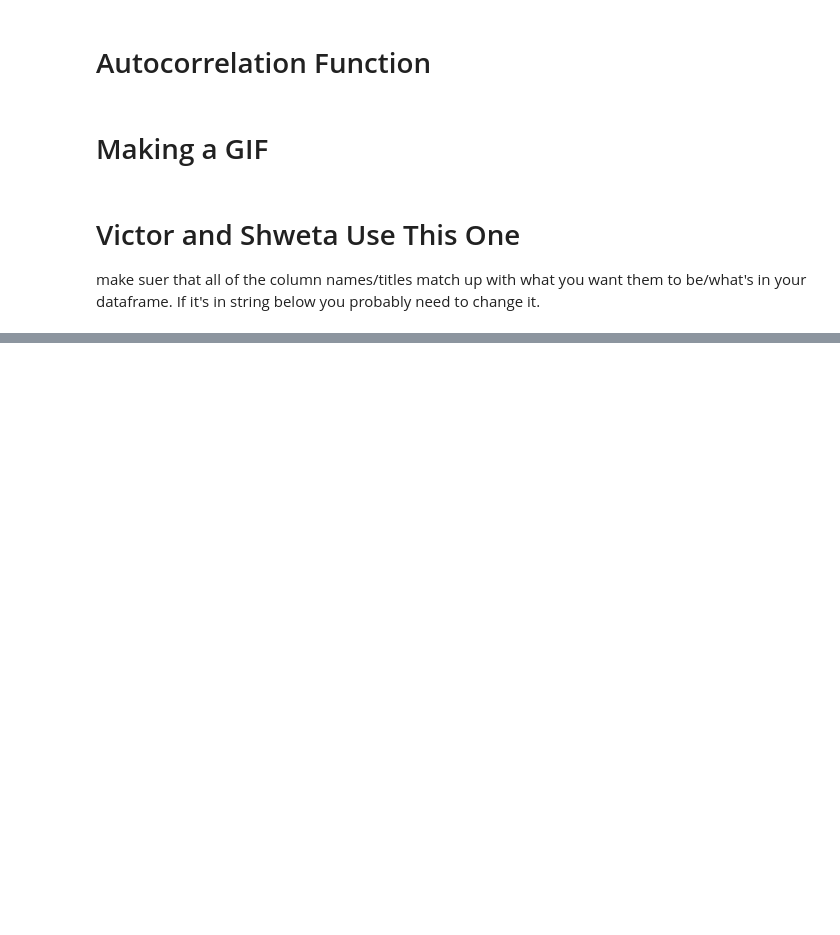
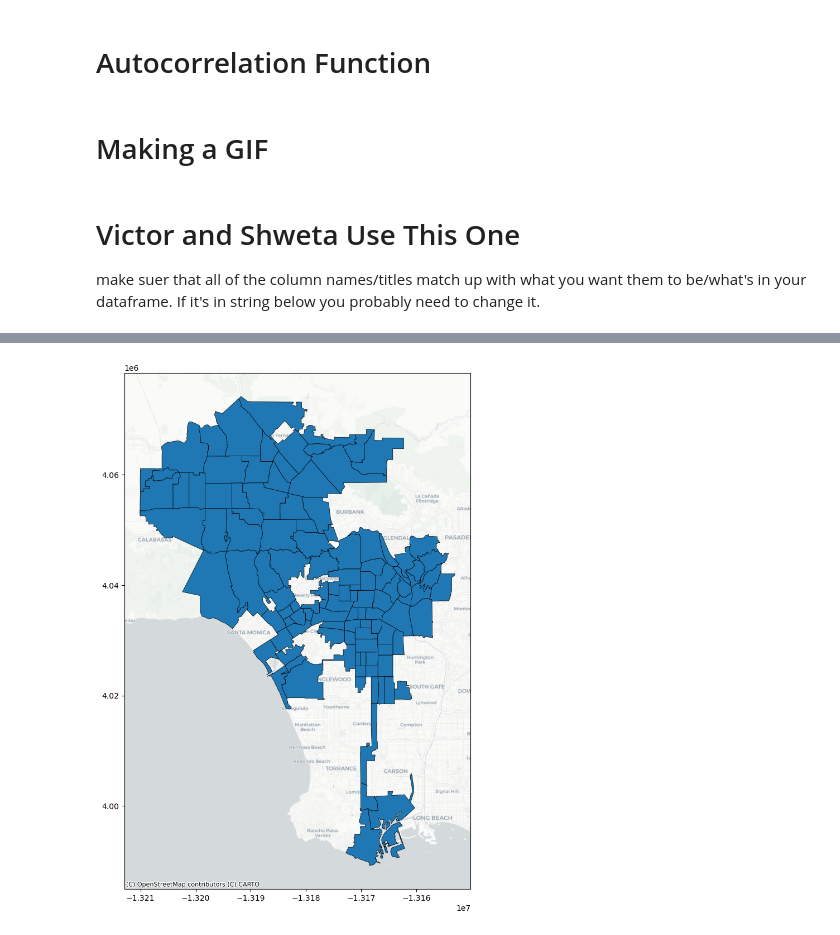
Before and after one commit to cengelh1/FairHousing, a Jupyter notebook: Week 8/Chase/JobsHousing.ipynb, the cells around one changed output, grey strips where cells are left out. Drawn from its saved outputs; the diff is of its cells as text; code cells hidden in the pictures; blank space fills up the shorter version.

```diff
--- a/Week 8/Chase/JobsHousing.ipynb
+++ b/Week 8/Chase/JobsHousing.ipynb
@@ -248,0 +284,7 @@ autocorrelate1(jh2019)
+# %%
+fig, ax1=plt.subplots(figsize=(20, 12))
+
+
+cx.add_basemap(ax1,crs='EPSG:3857',source=cx.providers.CartoDB.Positron,)
+# %% [output]
+[figure, added]
```
Also changed, not shown: parts of 7 cells of this notebook, 2 other files.
